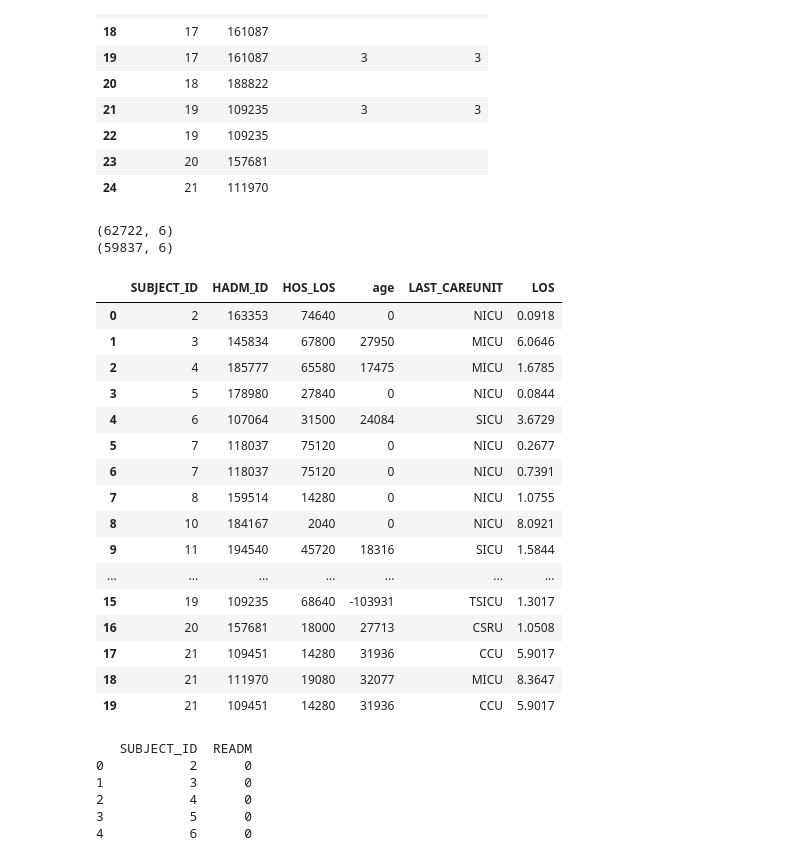
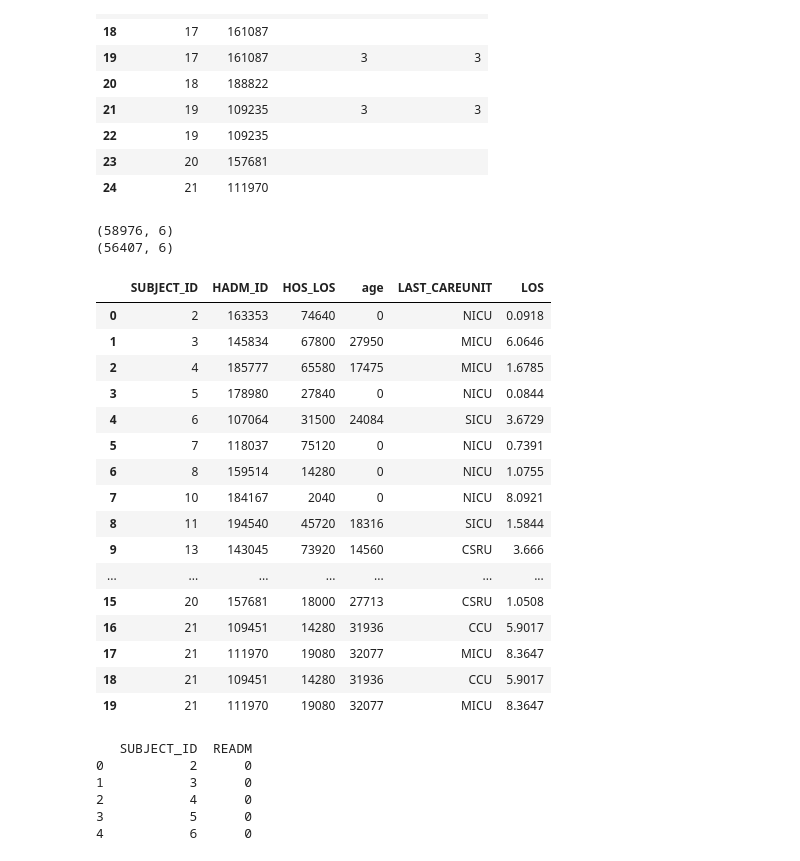
Before and after one commit to kevinmchu/BME590Final, a Jupyter notebook: Design matrix.ipynb, the cells around one changed output. Drawn from its saved outputs; the diff is of its cells as text; code cells hidden in the pictures.

Commit message:
changed features_for_all_mat to use correct dataframe

```diff
--- a/Design matrix.ipynb
+++ b/Design matrix.ipynb
@@ -320,34 +320,34 @@ drgcodes_feats[15:25]
 | 24 | 21 | 111970 |  |  |
 # %%
 # Get one overall features matrix for ALL patients
-features_for_all_mat = pd.merge(admissions_feats, all_icustays[['HADM_ID', 'LAST_CAREUNIT', 'LOS']], how='left', on=['HADM_ID'])
+features_for_all_mat = pd.merge(admissions_feats, icustays_feats[['HADM_ID', 'LAST_CAREUNIT', 'LOS']], how='left', on=['HADM_ID'])
 print(features_for_all_mat.shape)
 
 # Merge feature dataframe with the patient_cols dataframes so we only keep the features
 # for the RELEVANT patients
 features_mat = pd.merge(patients_cols, features_for_all_mat, how='left', on=['SUBJECT_ID'])
 print(features_mat.shape)
 features_mat[0:20]
 # %% [output]
-(62722, 6)
-(59837, 6)
+(58976, 6)
+(56407, 6)
 |  | SUBJECT_ID | HADM_ID | HOS_LOS | age | LAST_CAREUNIT | LOS |
 | 0 | 2 | 163353 | 74640 | 0 | NICU | 0.0918 |
 | 1 | 3 | 145834 | 67800 | 27950 | MICU | 6.0646 |
 | 2 | 4 | 185777 | 65580 | 17475 | MICU | 1.6785 |
 | 3 | 5 | 178980 | 27840 | 0 | NICU | 0.0844 |
 | 4 | 6 | 107064 | 31500 | 24084 | SICU | 3.6729 |
-| 5 | 7 | 118037 | 75120 | 0 | NICU | 0.2677 |
-| 6 | 7 | 118037 | 75120 | 0 | NICU | 0.7391 |
-| 7 | 8 | 159514 | 14280 | 0 | NICU | 1.0755 |
-| 8 | 10 | 184167 | 2040 | 0 | NICU | 8.0921 |
-| 9 | 11 | 194540 | 45720 | 18316 | SICU | 1.5844 |
+| 5 | 7 | 118037 | 75120 | 0 | NICU | 0.7391 |
+| 6 | 8 | 159514 | 14280 | 0 | NICU | 1.0755 |
+| 7 | 10 | 184167 | 2040 | 0 | NICU | 8.0921 |
+| 8 | 11 | 194540 | 45720 | 18316 | SICU | 1.5844 |
+| 9 | 13 | 143045 | 73920 | 14560 | CSRU | 3.666 |
 | ... | ... | ... | ... | ... | ... | ... |
-| 15 | 19 | 109235 | 68640 | -103931 | TSICU | 1.3017 |
-| 16 | 20 | 157681 | 18000 | 27713 | CSRU | 1.0508 |
-| 17 | 21 | 109451 | 14280 | 31936 | CCU | 5.9017 |
-| 18 | 21 | 111970 | 19080 | 32077 | MICU | 8.3647 |
-| 19 | 21 | 109451 | 14280 | 31936 | CCU | 5.9017 |
+| 15 | 20 | 157681 | 18000 | 27713 | CSRU | 1.0508 |
+| 16 | 21 | 109451 | 14280 | 31936 | CCU | 5.9017 |
+| 17 | 21 | 111970 | 19080 | 32077 | MICU | 8.3647 |
+| 18 | 21 | 109451 | 14280 | 31936 | CCU | 5.9017 |
+| 19 | 21 | 111970 | 19080 | 32077 | MICU | 8.3647 |
 # %%
 # Generate additional columns:
 # Append truth labels column (Was patient readmitted within 30 days?)
```
Also changed, not shown: parts of 2 cells of this notebook.
